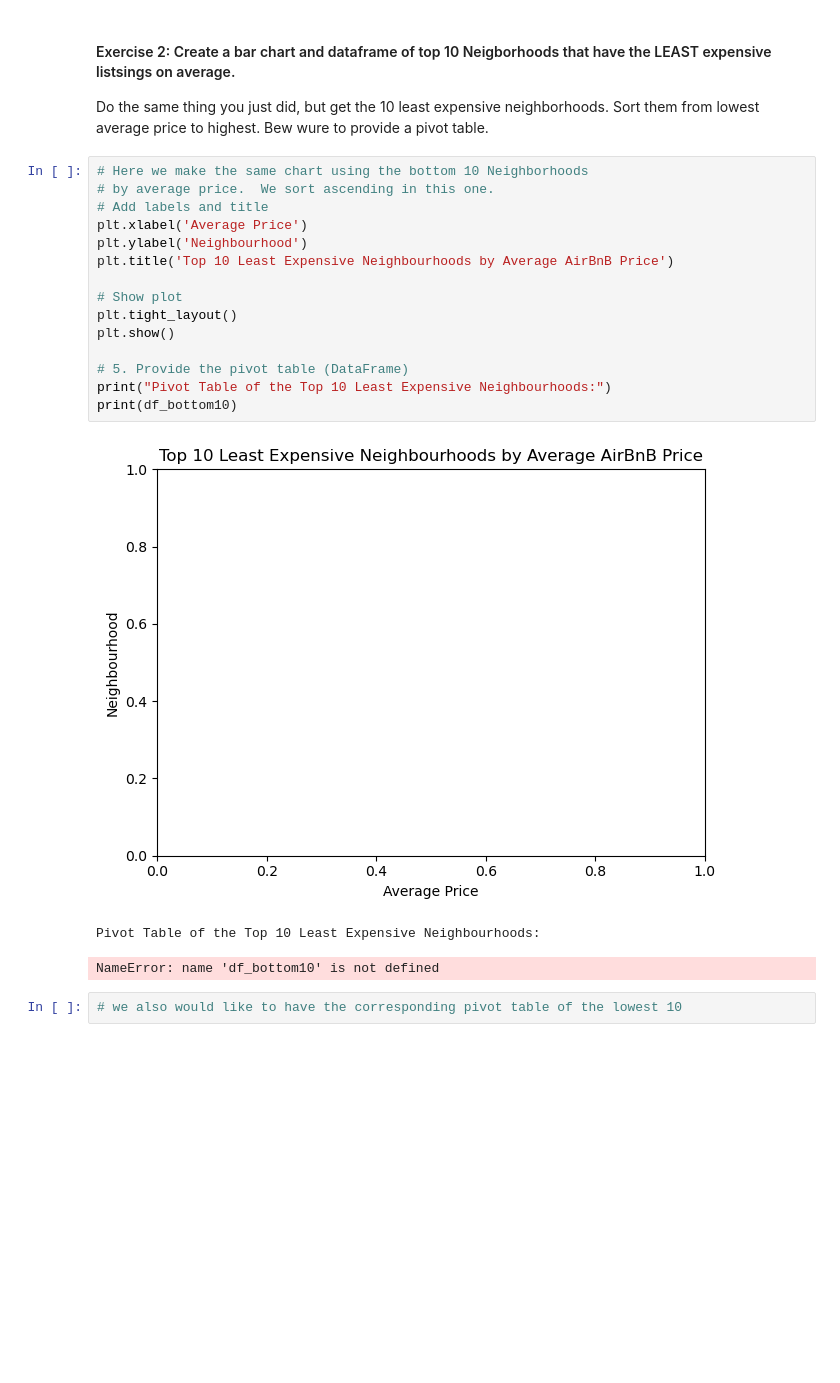
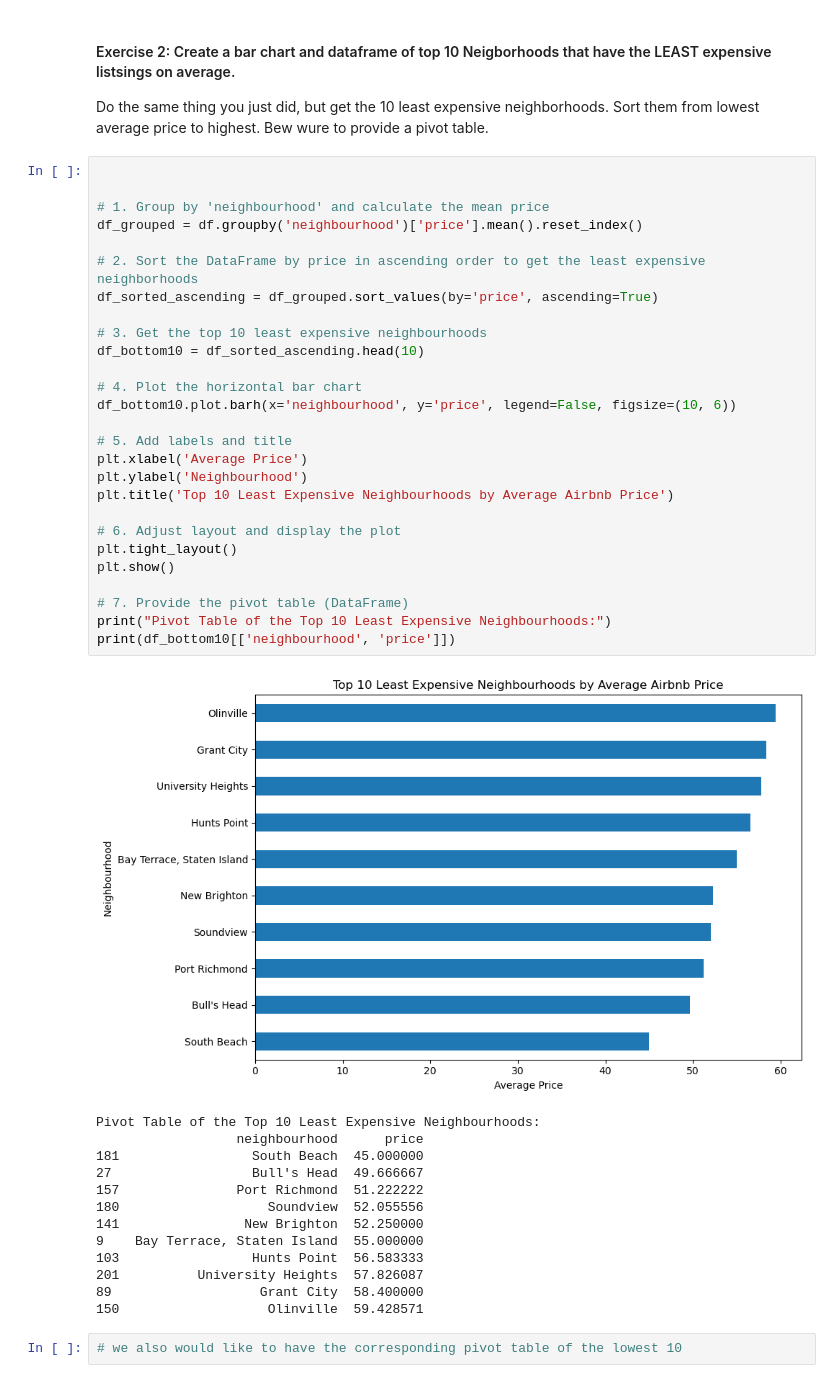
Before and after one commit to Colin0224/my-fork-2024-DS-Tue, a Jupyter notebook: Week-03-Data_Analytics-Data_Viz-BI_tools/Exercise-CW.ipynb, the cells around one changed output. Cells and saved outputs as stored; diff of their text form; blank space fills up the shorter version.

```diff
--- a/Week-03-Data_Analytics-Data_Viz-BI_tools/Exercise-CW.ipynb
+++ b/Week-03-Data_Analytics-Data_Viz-BI_tools/Exercise-CW.ipynb
@@ -51,23 +64,45 @@ plt.show()
 
 Do the same thing you just did, but get the 10 least expensive neighborhoods.  Sort them from lowest average price to highest.  Bew wure to provide a pivot table.
 # %%
-# Here we make the same chart using the bottom 10 Neighborhoods
-# by average price.  We sort ascending in this one.
-# Add labels and title
+
+
+# 1. Group by 'neighbourhood' and calculate the mean price
+df_grouped = df.groupby('neighbourhood')['price'].mean().reset_index()
+
+# 2. Sort the DataFrame by price in ascending order to get the least expensive neighborhoods
+df_sorted_ascending = df_grouped.sort_values(by='price', ascending=True)
+
+# 3. Get the top 10 least expensive neighbourhoods
+df_bottom10 = df_sorted_ascending.head(10)
+
+# 4. Plot the horizontal bar chart
+df_bottom10.plot.barh(x='neighbourhood', y='price', legend=False, figsize=(10, 6))
+
+# 5. Add labels and title
 plt.xlabel('Average Price')
 plt.ylabel('Neighbourhood')
-plt.title('Top 10 Least Expensive Neighbourhoods by Average AirBnB Price')
+plt.title('Top 10 Least Expensive Neighbourhoods by Average Airbnb Price')
 
-# Show plot
+# 6. Adjust layout and display the plot
 plt.tight_layout()
 plt.show()
 
-# 5. Provide the pivot table (DataFrame)
+# 7. Provide the pivot table (DataFrame)
 print("Pivot Table of the Top 10 Least Expensive Neighbourhoods:")
-print(df_bottom10)
+print(df_bottom10[['neighbourhood', 'price']])
 # %% [output]
-[figure, old version]
+[figure, new version]
 Pivot Table of the Top 10 Least Expensive Neighbourhoods:
+                  neighbourhood      price
+181                 South Beach  45.000000
+27                  Bull's Head  49.666667
+157               Port Richmond  51.222222
+180                   Soundview  52.055556
+141                New Brighton  52.250000
+9    Bay Terrace, Staten Island  55.000000
+103                 Hunts Point  56.583333
+201          University Heights  57.826087
+89                   Grant City  58.400000
+150                   Olinville  59.428571
-NameError: name 'df_bottom10' is not defined
 # %%
 # we also would like to have the corresponding pivot table of the lowest 10
```
Also changed, not shown: parts of 2 cells of this notebook, 1 other file.
